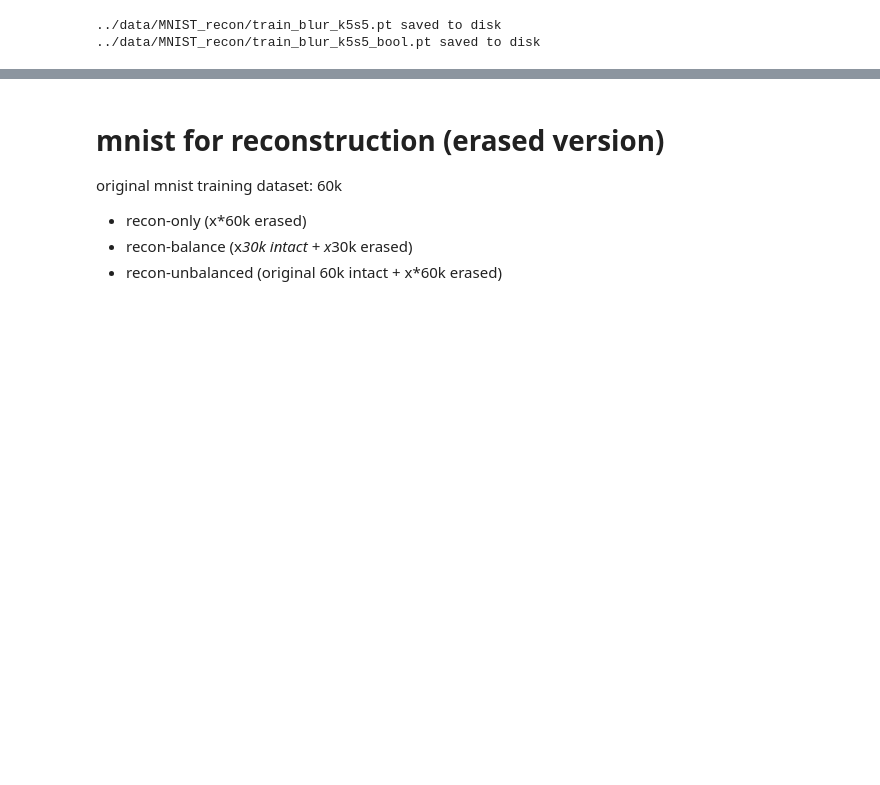
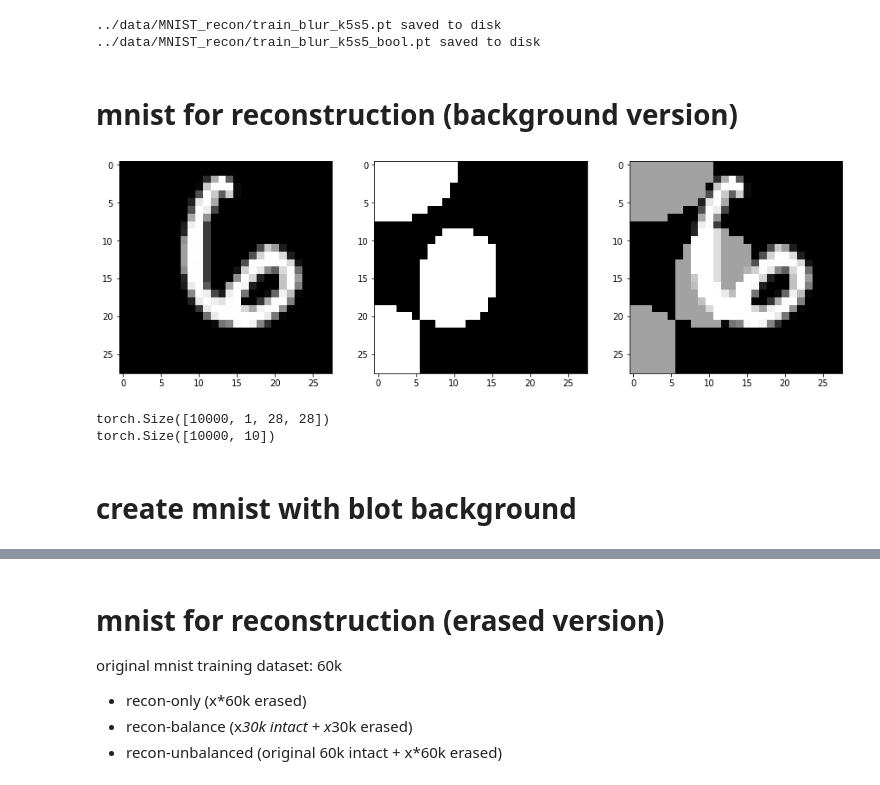
Before and after one commit to ahnchive/ORA-recognition, a Jupyter notebook: generate_stimuli.ipynb, the cells around one changed output, grey strips where cells are left out. Saved outputs shown, nothing was run; the diff lists cells and outputs as text; code cells hidden in the pictures; blank space fills up the shorter version.

```diff
--- a/generate_stimuli.ipynb
+++ b/generate_stimuli.ipynb
@@ -500,3 +500,46 @@ print(f'{filename} saved to disk')
 # %% [output]
 ../data/MNIST_recon/train_blur_k5s5.pt saved to disk
 ../data/MNIST_recon/train_blur_k5s5_bool.pt saved to disk
+# %% [markdown]
+# mnist for reconstruction (background version)
+# %%
+# partly erased stimuli demonstration
+from scipy import ndimage
+import random
+# np.random.seed(1)
+fig = plt.figure(figsize=(15, 80))
+
+im_set = datasets.MNIST('../data/',train=False, download=False)
+
+# image
+i = 88
+im = np.array(im_set[i][0])
+fig.add_subplot(1, 3, 1)
+plt.imshow(im, cmap='gray')
+
+
+## blots
+nblots = 5
+sigma = 3
+blots = np.zeros(im.shape)
+points = im.shape[0]*np.random.random((2, nblots))
+blots[(points[0]).astype(np.int64), (points[1]).astype(np.int64)] = 1
+blots = ndimage.gaussian_filter(blots, sigma=sigma)
+blotmask = (blots > blots.mean()).astype(np.int64)
+blotbg = np.random.randint(0,255)*blotmask
+
+# blotted
+bim = im.copy().astype(np.int64)
+imwbg =np.clip(bim+blotbg, a_max=255, a_min=0)
+imwbg = imwbg.astype(np.uint8)
+
+blotbg = blotbg.astype(np.uint8)
+fig.add_subplot(1, 3, 2)
+plt.imshow(blotbg, cmap='gray')
+
+
+fig.add_subplot(1, 3, 3)
+plt.imshow(imwbg, cmap='gray')
+plt.show()
+# %% [output]
+[figure, added]
@@ -502,0 +617,17 @@ print(f'{filename} saved to disk')
+# %%
+# load original mnist
+path_save = '../data/MNIST_recon'
+dataset_type = 'test'
+if dataset_type == 'train':
+    im_set = datasets.MNIST('../data/',train=True, download=False)
+elif dataset_type == 'test':
+    im_set = datasets.MNIST('../data/',train=False, download=False)
+
+orig_images_tensorized, orig_labels_tensorized = get_tensorized_dataset(im_set)
+print(orig_images_tensorized.size())
+print(orig_labels_tensorized.size())
+# %% [output]
+torch.Size([10000, 1, 28, 28])
+torch.Size([10000, 10])
+# %% [markdown]
+# create mnist with blot background
```
Also changed, not shown: parts of 33 cells of this notebook, 3 other files.
